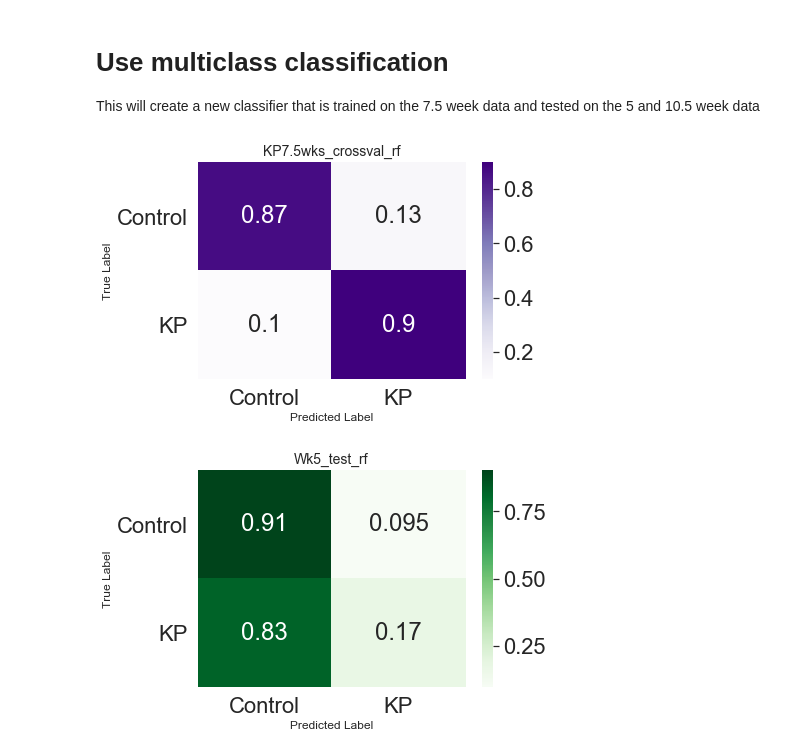
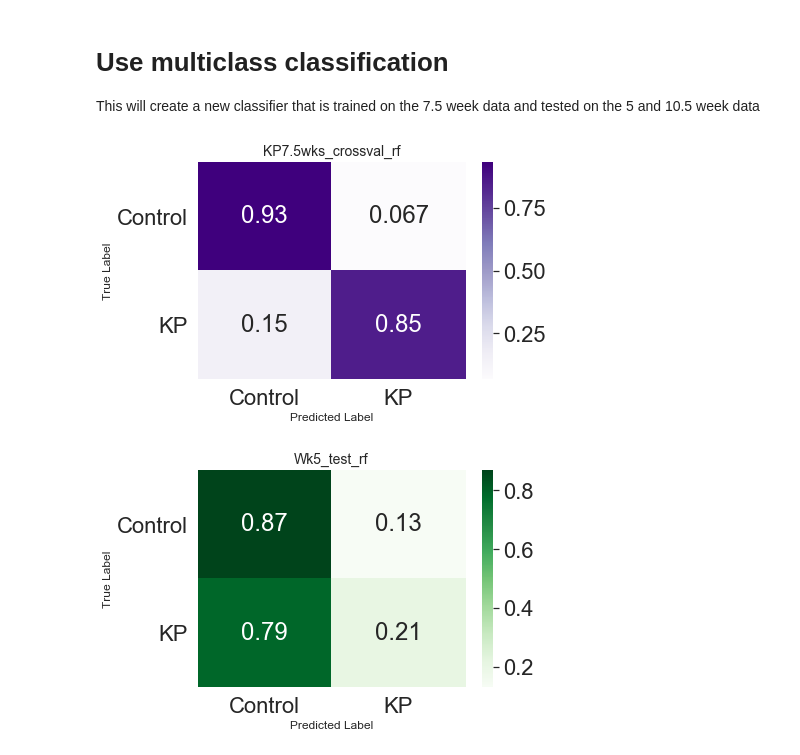
Before and after one commit to avaamini/protease_activity_analysis, a Jupyter notebook: notebooks/In_vivo_demo.ipynb, the cells around one changed output. Saved outputs shown, nothing was run; the diff lists cells and outputs as text; code cells hidden in the pictures.

```diff
--- a/notebooks/In_vivo_demo.ipynb
+++ b/notebooks/In_vivo_demo.ipynb
@@ -393,13 +409,13 @@ Wk105X_test, Wk105Y_test, df_test, _,_,_ = Wk105_data_for_class.make_multiclass_
 # performs cross validation on the 7.5 week data based on the groups that were created by the above lines
 # and tests the classifier on the 5 week data
 val_class_dict, val_df, Wk5_test_class_dict, Wk5_test_df = paa.classify.multiclass_classify(
-                Wk75X, Wk75Y, classifier, kernel, 10, save_name, False,
+                Wk75X, Wk75Y, classifier, None, 10, save_name, False,
                 None, Wk5X_test, Wk5Y_test
     )
 
 # This will do the same on the 10.5 week data
 val_class_dict, val_df, Wk105_test_class_dict, Wk105_test_df = paa.classify.multiclass_classify(
-                Wk75X, Wk75Y, classifier, kernel, 10, save_name, False,
+                Wk75X, Wk75Y, classifier, None, 10, save_name, False,
                 None, Wk105X_test, Wk105Y_test
     )
 
@@ -414,14 +430,14 @@ Wk105_test_classes = np.unique(Wk105Y_test)
 paa.vis.plot_confusion_matrix(val_df, classes, classes, out_path,
                 save_name_val, cmap='Purples')
 # %% [output]
-[figure, old version]
+[figure, new version]
 # %%
 # You can plot the confusion matrix for the test performed on the 5 week data
 save_name_test = 'Wk5' + "_test_" + classifier_name
-paa.vis.plot_confusion_matrix(Wk5_test_df, classes, test_classes, out_path,
+paa.vis.plot_confusion_matrix(Wk5_test_df, classes, Wk5_test_classes, out_path,
                 save_name_test, cmap='Greens')
 # %% [output]
-[figure, old version]
+[figure, new version]
 # %%
 # And compare that to the performance on the 10.5 week data
 save_name_test = 'Wk10.5' + "_test_" + classifier_name
```
Also changed, not shown: parts of 10 cells of this notebook.
